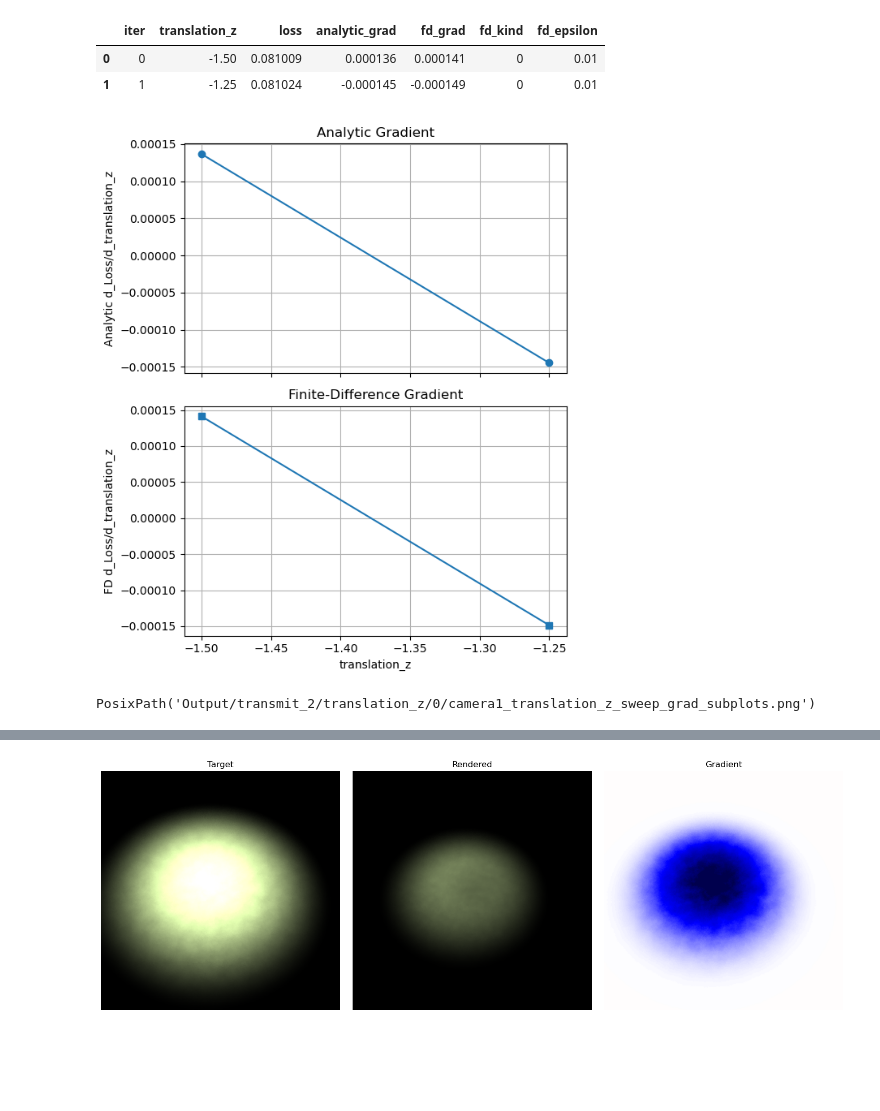
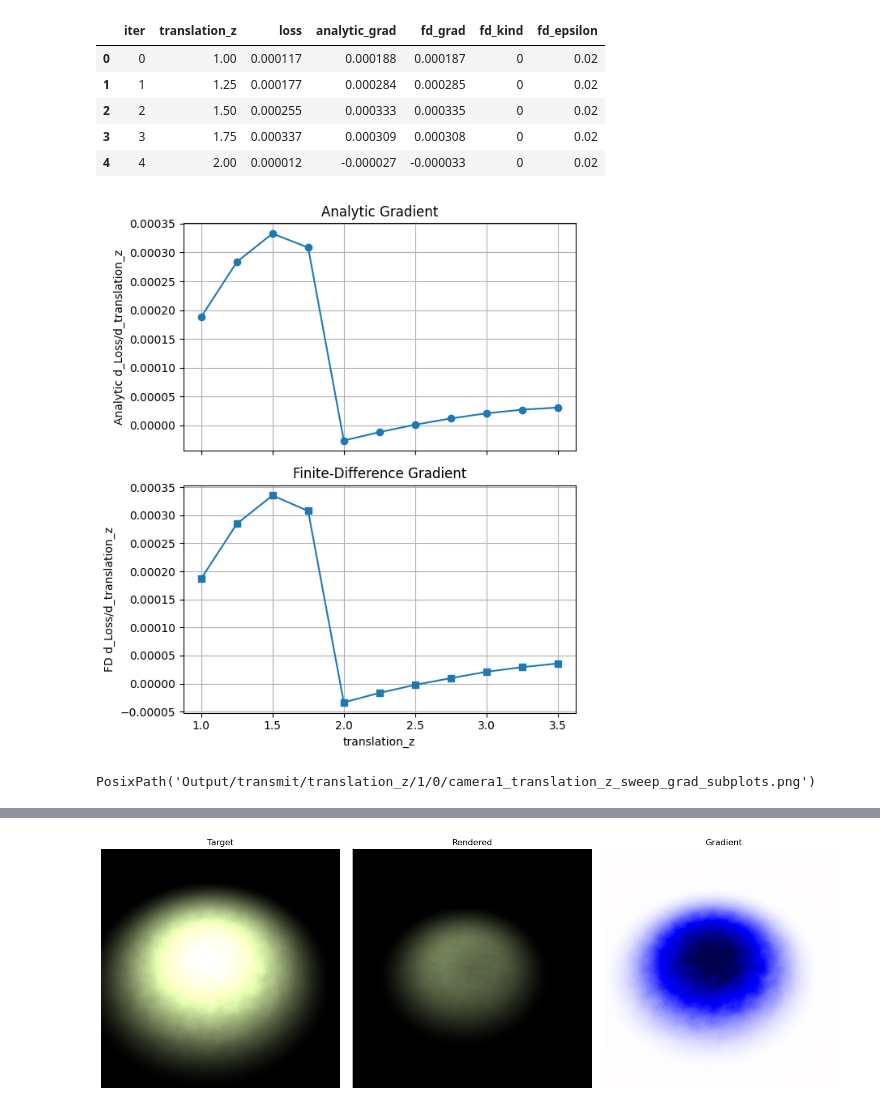
Before and after one commit to M-Gjerde/DifferentiablePointRendering, a Jupyter notebook: python/finite_difference/notebook_scatter_2.ipynb, the cells around one changed output, grey strips where cells are left out. Cells and saved outputs as stored; diff of their text form; code cells hidden in the pictures; blank space fills up the shorter version.

```diff
--- a/python/finite_difference/notebook_scatter_2.ipynb
+++ b/python/finite_difference/notebook_scatter_2.ipynb
@@ -1,27 +1,31 @@
 # %%
 import pandas as pd
 from pathlib import Path
 
+index = "1"
 test = "0"
 parameter = "translation_z"
-scene = "transmit_2"
+scene = "transmit"
 camera = "camera1"
-csv_path = Path(f"Output/{scene}/{parameter}/{test}/{camera}_{parameter}_sweep.csv")
+csv_path = Path(f"Output/{scene}/{parameter}/{index}/{test}/{camera}_{parameter}_sweep.csv")
 
 if not csv_path.exists():
     raise FileNotFoundError(f"CSV file not found: {csv_path}")
 
 df = pd.read_csv(csv_path)
 
 required_columns = {f"{parameter}", "loss", "analytic_grad", "fd_grad"}
 if not required_columns.issubset(df.columns):
     raise RuntimeError(f"CSV must contain columns: {required_columns}")
 
 df.head()
 # %% [output]
 |  | iter | translation_z | loss | analytic_grad | fd_grad | fd_kind | fd_epsilon |
-| 0 | 0 | -1.50 | 0.081009 | 0.000136 | 0.000141 | 0 | 0.01 |
-| 1 | 1 | -1.25 | 0.081024 | -0.000145 | -0.000149 | 0 | 0.01 |
+| 0 | 0 | 1.00 | 0.000117 | 0.000188 | 0.000187 | 0 | 0.02 |
+| 1 | 1 | 1.25 | 0.000177 | 0.000284 | 0.000285 | 0 | 0.02 |
+| 2 | 2 | 1.50 | 0.000255 | 0.000333 | 0.000335 | 0 | 0.02 |
+| 3 | 3 | 1.75 | 0.000337 | 0.000309 | 0.000308 | 0 | 0.02 |
+| 4 | 4 | 2.00 | 0.000012 | -0.000027 | -0.000033 | 0 | 0.02 |
 # %%
 import matplotlib.pyplot as plt
 
@@ -53,8 +57,8 @@ plt.show()
 
 output_png
 # %% [output]
-[figure, old version]
+[figure, new version]
-PosixPath('Output/transmit_2/translation_z/0/camera1_translation_z_sweep_grad_subplots.png')
+PosixPath('Output/transmit/translation_z/1/0/camera1_translation_z_sweep_grad_subplots.png')
 # %%
 NUMERICAL_COLUMN = "fd_grad"
 
```
Also changed, not shown: parts of 2 cells of this notebook, 8 other files.
